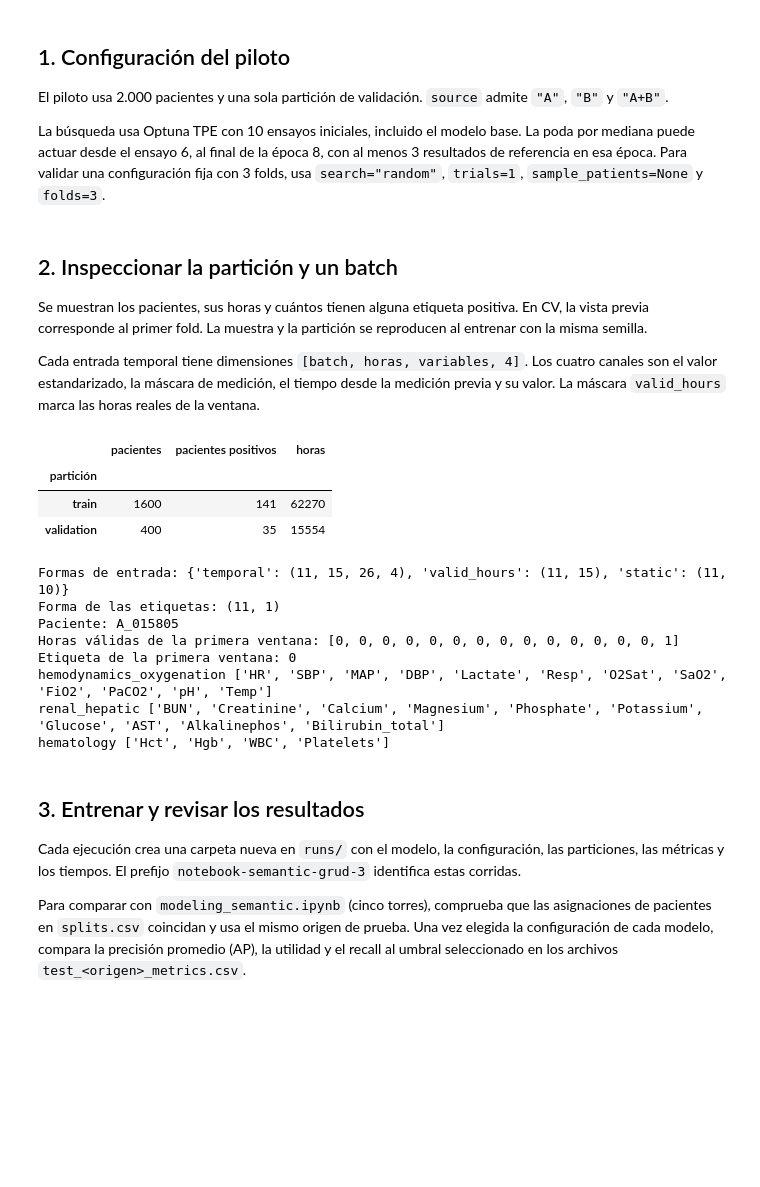
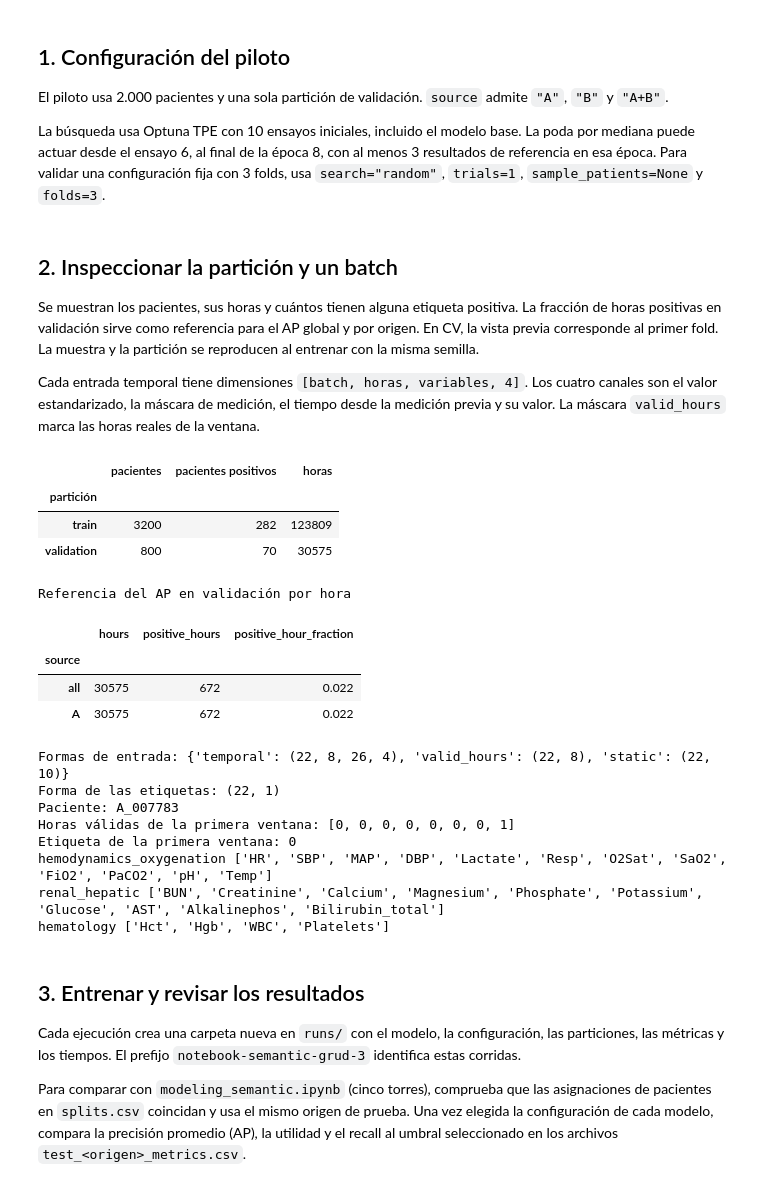
Before and after one commit to PalomaresJonatan13/APPR_project, a Jupyter notebook: notebooks/modeling_semantic_3.ipynb, the cells around one changed output. Saved outputs shown, nothing was run; the diff lists cells and outputs as text; code cells hidden in the pictures; blank space fills up the shorter version.

```diff
--- a/notebooks/modeling_semantic_3.ipynb
+++ b/notebooks/modeling_semantic_3.ipynb
@@ -37,59 +37,79 @@ La búsqueda usa Optuna TPE con 10 ensayos iniciales, incluido el modelo base. L
 settings = dict(
     architecture="semantic_grud_3",
     source="A",
-    sample_patients=2000,
+    sample_patients=4000,
     validation_fraction=0.20,
     folds=None,
     search="tpe",
-    trials=20,
+    trials=1,
     epochs=30,
     patience=4,
     seed=2026,
 )
 
 base = Hyperparameters(
-    window=12,
+    window=8,
     units=8,
     dense_units=32,
-    dropout=0.20,
-    learning_rate=0.001,
+    dropout=0.04527,
+    learning_rate=0.000663334,
     batch_size=128,
+    kernel_l2=0,
+    recurrent_l2=0,
 )
 # %% [markdown]
 ## 2. Inspeccionar la partición y un batch
 
-Se muestran los pacientes, sus horas y cuántos tienen alguna etiqueta positiva. En CV, la vista previa corresponde al primer fold. La muestra y la partición se reproducen al entrenar con la misma semilla.
+Se muestran los pacientes, sus horas y cuántos tienen alguna etiqueta positiva. La fracción de horas positivas en validación sirve como referencia para el AP global y por origen. En CV, la vista previa corresponde al primer fold. La muestra y la partición se reproducen al entrenar con la misma semilla.
 
 Cada entrada temporal tiene dimensiones `[batch, horas, variables, 4]`. Los cuatro canales son el valor estandarizado, la máscara de medición, el tiempo desde la medición previa y su valor. La máscara `valid_hours` marca las horas reales de la ventana.
 # %%
 frame = load_partition(DATA_DIR, "train", settings["source"])
 
 train_ids, val_ids = next(split_patients(
     frame,
     validation_fraction=settings["validation_fraction"],
     folds=settings["folds"],
     seed=settings["seed"],
     sample_patients=settings["sample_patients"],
 ))
 
 train_preview = frame.loc[frame.patient_id.isin(train_ids)]
 val_preview = frame.loc[frame.patient_id.isin(val_ids)]
 
 summary = []
 for name, partition in (("train", train_preview), ("validation", val_preview)):
     patient_labels = partition.groupby("patient_id").SepsisLabel.max()
     summary.append({
         "partición": name,
         "pacientes": len(patient_labels),
         "pacientes positivos": int(patient_labels.sum()),
         "horas": len(partition),
     })
 display(pd.DataFrame(summary).set_index("partición"))
+
+validation_baseline = []
+for source, rows in [("all", val_preview), *val_preview.groupby("source_set")]:
+    positive_hours = rows.SepsisLabel.eq(1)
+    validation_baseline.append({
+        "source": source,
+        "hours": len(rows),
+        "positive_hours": int(positive_hours.sum()),
+        "positive_hour_fraction": positive_hours.mean(),
+    })
+
+print("Referencia del AP en validación por hora")
+display(pd.DataFrame(validation_baseline).set_index("source").round(4))
 # %% [output]
 |  | pacientes | pacientes positivos | horas |
 | partición |  |  |  |
-| train | 1600 | 141 | 62270 |
-| validation | 400 | 35 | 15554 |
+| train | 3200 | 282 | 123809 |
+| validation | 800 | 70 | 30575 |
+Referencia del AP en validación por hora
+|  | hours | positive_hours | positive_hour_fraction |
+| source |  |  |  |
+| all | 30575 | 672 | 0.022 |
+| A | 30575 | 672 | 0.022 |
 # %%
 scaler = Standardization.fit(train_preview)
 first_patient = train_preview.loc[train_preview.patient_id.eq(train_ids[0])]
@@ -106,10 +126,10 @@ print("Etiqueta de la primera ventana:", int(labels[0, 0]))
 for tower, variables in SEMANTIC_GROUPS_3.items():
     print(tower, list(variables))
 # %% [output]
-Formas de entrada: {'temporal': (11, 15, 26, 4), 'valid_hours': (11, 15), 'static': (11, 10)}
-Forma de las etiquetas: (11, 1)
-Paciente: A_015805
-Horas válidas de la primera ventana: [0, 0, 0, 0, 0, 0, 0, 0, 0, 0, 0, 0, 0, 0, 1]
+Formas de entrada: {'temporal': (22, 8, 26, 4), 'valid_hours': (22, 8), 'static': (22, 10)}
+Forma de las etiquetas: (22, 1)
+Paciente: A_007783
+Horas válidas de la primera ventana: [0, 0, 0, 0, 0, 0, 0, 1]
 Etiqueta de la primera ventana: 0
 hemodynamics_oxygenation ['HR', 'SBP', 'MAP', 'DBP', 'Lactate', 'Resp', 'O2Sat', 'SaO2', 'FiO2', 'PaCO2', 'pH', 'Temp']
 renal_hepatic ['BUN', 'Creatinine', 'Calcium', 'Magnesium', 'Phosphate', 'Potassium', 'Glucose', 'AST', 'Alkalinephos', 'Bilirubin_total']
```
Also changed, not shown: parts of 2 cells of this notebook, 8 other files.
